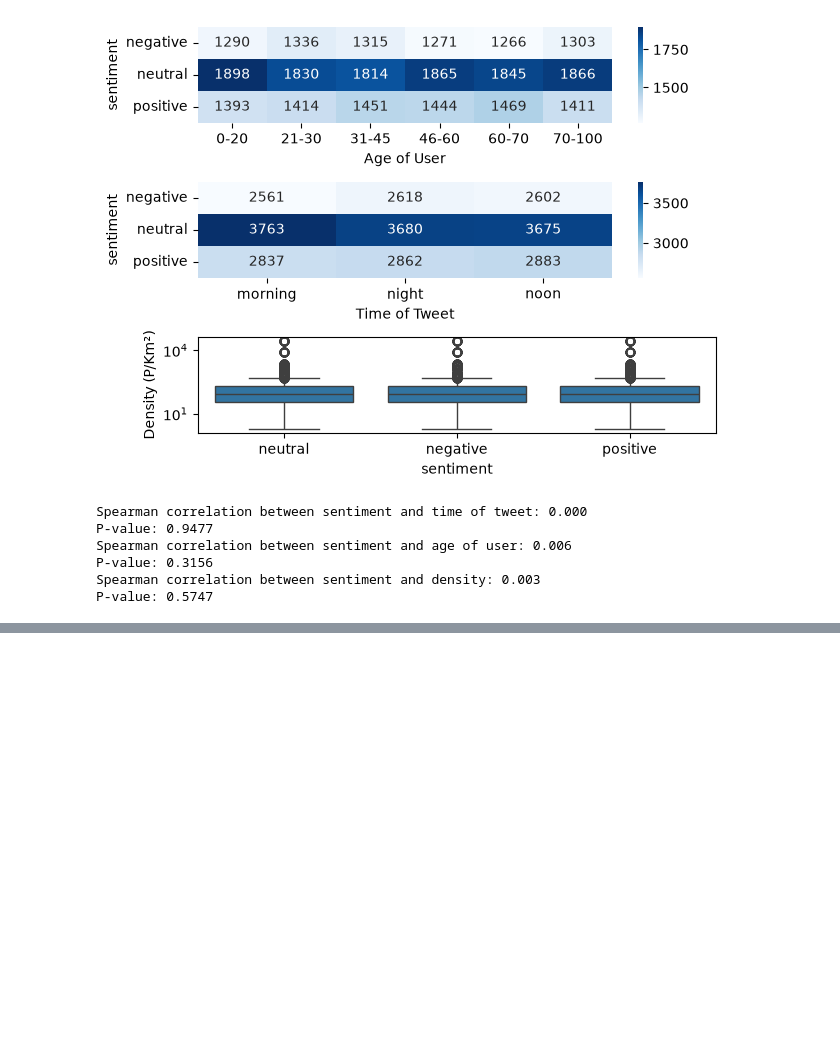
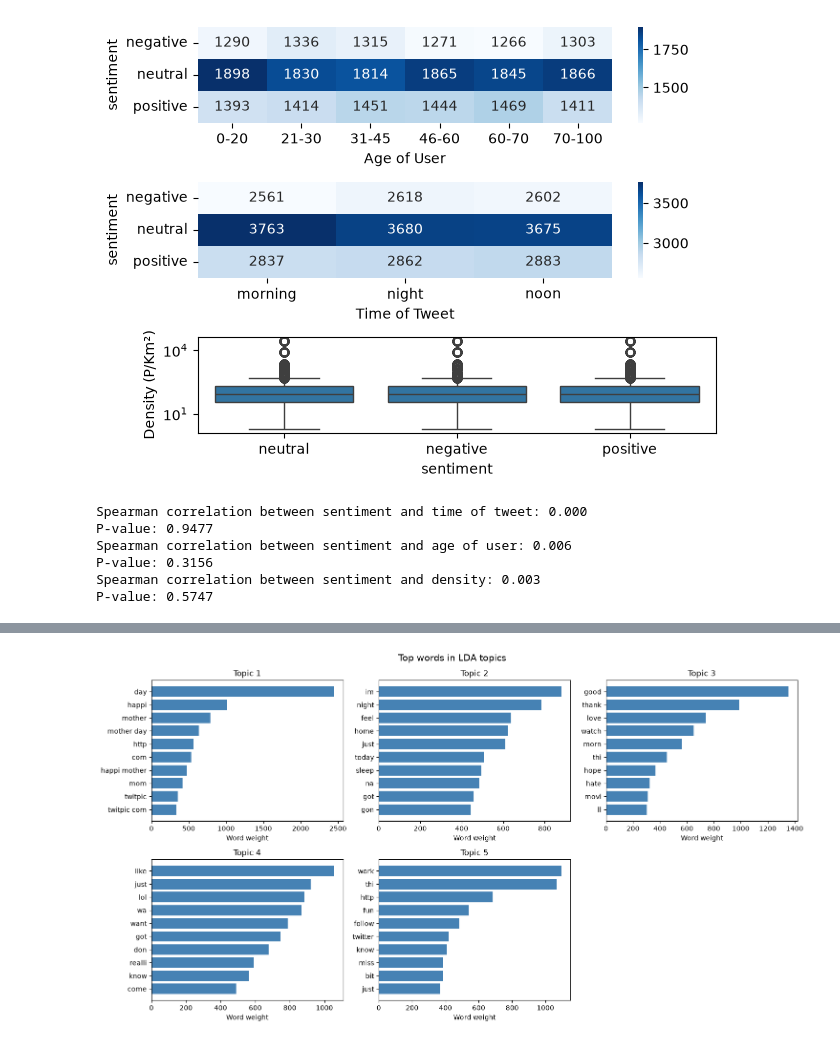
Before and after one commit to urhovr/NLP_Final_Project, a Jupyter notebook: NLP_Jaakko.ipynb, the cells around one changed output, grey strips where cells are left out. Cells and saved outputs as stored; diff of their text form; code cells hidden in the pictures; blank space fills up the shorter version.

```diff
--- a/NLP_Jaakko.ipynb
+++ b/NLP_Jaakko.ipynb
@@ -224,0 +124,93 @@ Sentiment distribution within each topic (%):
+# %%
+from sklearn.decomposition import LatentDirichletAllocation
+from sklearn.feature_extraction.text import CountVectorizer
+from nltk.stem import PorterStemmer
+import nltk
+
+stemmer = PorterStemmer()
+
+tokenized = [
+    [stemmer.stem(word) for word in nltk.word_tokenize(text)]
+    for text in data.loc[data["text"].notna(), "text"]
+]
+
+tokenized_joined = [" ".join(text) for text in tokenized]
+
+lda_data = data.loc[
+    data["text"].notna() & data["sentiment"].notna(), ["text", "sentiment"]
+].copy()
+lda_data["text"] = tokenized_joined
+lda_data = lda_data.loc[lda_data["text"] != ""].reset_index(drop=True)
+
+vectorizer = CountVectorizer(
+    stop_words="english",
+    ngram_range=(1, 2),
+    min_df=5,
+    max_df=0.95,
+    max_features=1000,
+)
+doc_term_matrix = vectorizer.fit_transform(lda_data["text"])
+
+n_topics = 5
+lda_model = LatentDirichletAllocation(
+    n_components=n_topics,
+    random_state=42,
+    learning_method="batch",
+    max_iter=10,
+)
+doc_topic_distribution = lda_model.fit_transform(doc_term_matrix)
+lda_data["Topic"] = doc_topic_distribution.argmax(axis=1) + 1
+
+feature_names = vectorizer.get_feature_names_out()
+n_top_words = 10
+fig, axes = plt.subplots(2, 3, figsize=(15, 8))
+axes = axes.ravel()
+
+for topic_id, topic_weights in enumerate(lda_model.components_):
+    top_word_indices = topic_weights.argsort()[-n_top_words:][::-1]
+    top_words = feature_names[top_word_indices]
+    top_weights = topic_weights[top_word_indices]
+    axes[topic_id].barh(top_words[::-1], top_weights[::-1], color="steelblue")
+    axes[topic_id].set_title(f"Topic {topic_id + 1}")
+    axes[topic_id].set_xlabel("Word weight")
+
+axes[-1].axis("off")
+fig.suptitle("Top words in LDA topics", fontsize=14)
+fig.tight_layout()
+plt.show()
+
+sentiment_order = [
+    label
+    for label in ["negative", "neutral", "positive"]
+    if label in lda_data["sentiment"].unique()
+]
+sentiment_order += sorted(
+    set(lda_data["sentiment"].unique()) - set(sentiment_order)
+)
+topic_sentiment_counts = pd.crosstab(
+    lda_data["Topic"], lda_data["sentiment"]
+).reindex(columns=sentiment_order, fill_value=0)
+topic_sentiment_percent = topic_sentiment_counts.div(
+    topic_sentiment_counts.sum(axis=1), axis=0
+).mul(100)
+
+print("Tweet counts by dominant topic and sentiment:")
+display(topic_sentiment_counts)
+print("Sentiment distribution within each topic (%):")
+display(topic_sentiment_percent.round(1))
+
+topic_sentiment_percent.plot(kind="bar", stacked=True, figsize=(9, 5))
+plt.title("Sentiment distribution by dominant LDA topic")
+plt.xlabel("Dominant topic")
+plt.ylabel("Tweets (%)")
+plt.xticks(
+    ticks=range(n_topics),
+    labels=[f"Topic {topic_id + 1}" for topic_id in range(n_topics)],
+    rotation=0,
+)
+plt.ylim(0, 100)
+plt.legend(title="Sentiment")
+plt.tight_layout()
+plt.show()
+# %% [output]
+[figure, added]
```
Also changed, not shown: parts of 15 cells of this notebook.
